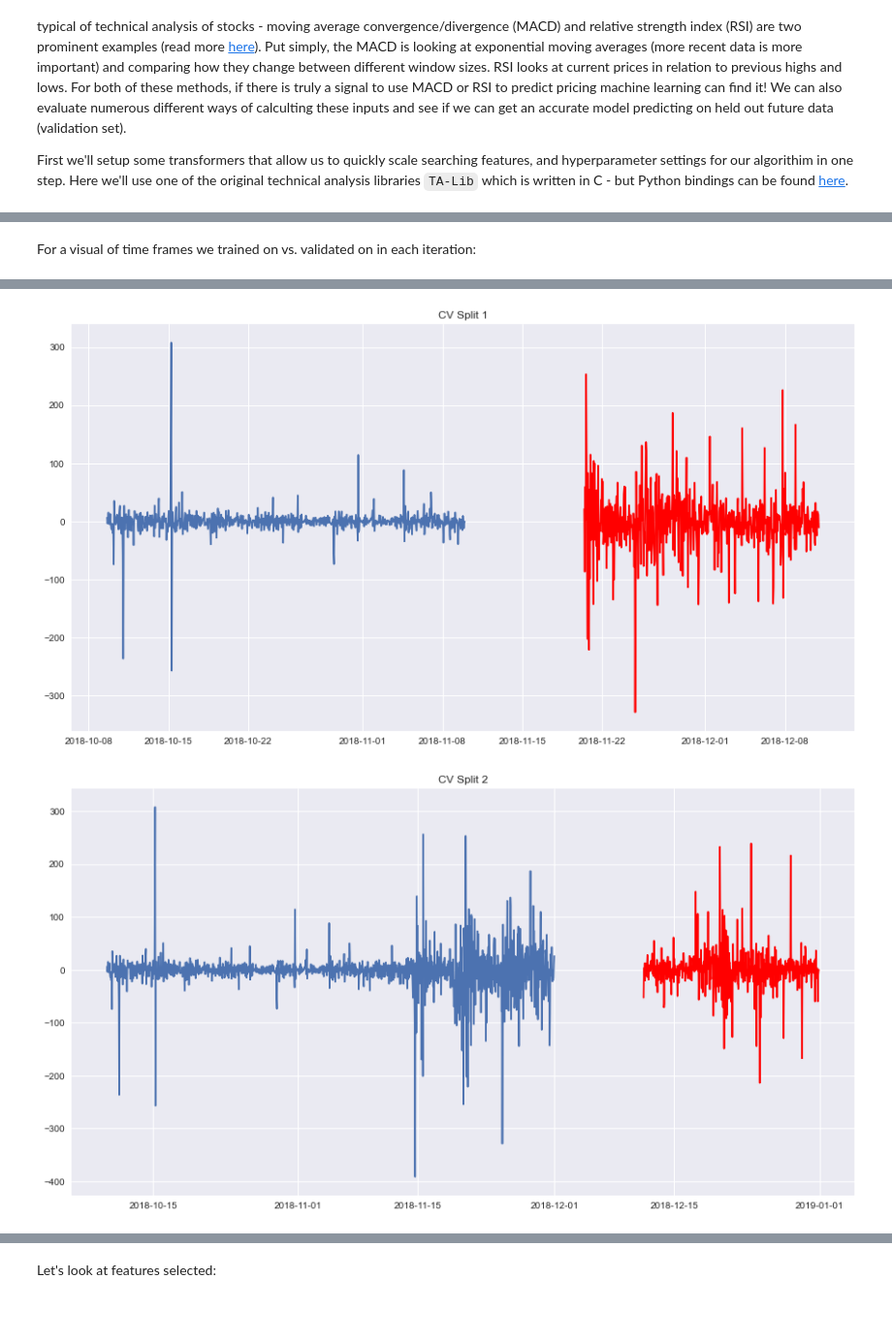
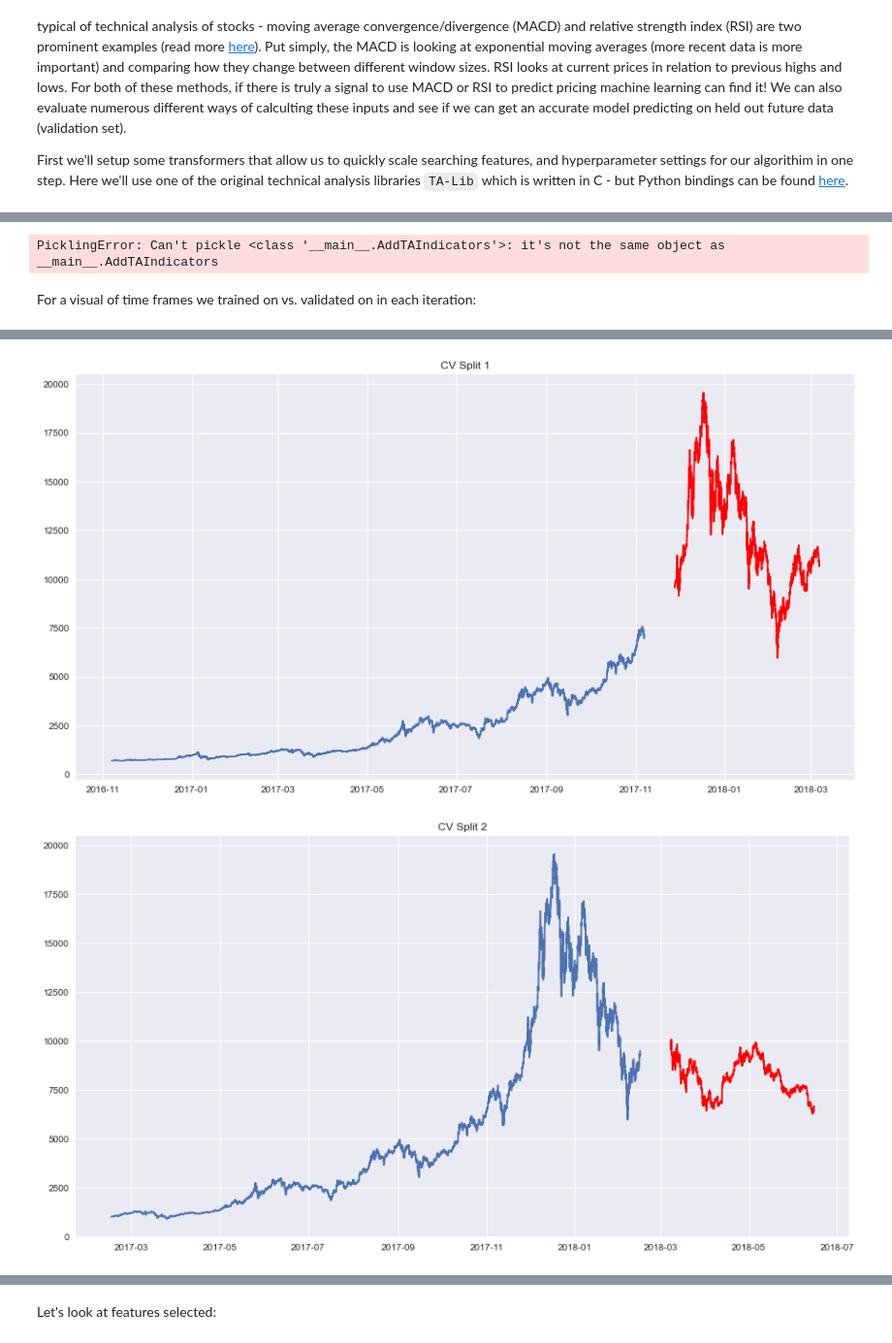
Before and after one commit to dbandrews/bitcoin-trading, a Jupyter notebook: pricing_analysis.ipynb, the cells around one changed output, grey strips where cells are left out. Shown at 97% size. Saved outputs shown, nothing was run; the diff lists cells and outputs as text; code cells hidden in the pictures; blank space fills up the shorter version.

Commit message:
TA Indicators built in. First searches run.

```diff
--- a/pricing_analysis.ipynb
+++ b/pricing_analysis.ipynb
@@ -450,13 +429,17 @@ train_df_hourly_delta.head()
 # %%
 from sklearn.base import BaseEstimator, TransformerMixin
+from joblib import dump
+import os
+from datetime import datetime
 
 # Get ta-lib python bindings, use binary from:
 # https://www.lfd.uci.edu/~gohlke/pythonlibs/
 # File: TA_Lib‑0.4.19‑cp38‑cp38‑win_amd64.whl
 # $ pip install TA_Lib‑0.4.19‑cp38‑cp38‑win_amd64.whl
+import talib
 from talib.abstract import *
 
-# Setup for the technical indicators
+# Setup for all the technical indicators functions
 all_indicators_dict = talib.get_function_groups()
 all_ta_indicators = [
     x
@@ -473,7 +456,7 @@ all_ta_indicators = [
 
 class AddTAIndicators(BaseEstimator, TransformerMixin):
 
-    def __init__(self, indicators = all_ta_indicators):
+    def __init__(self, indicators = all_ta_indicators, verbose=False):
         """
         Add technical indicators from `TA-Lib`. By default adds everything, requires
         X to have open, high, low, close, volume columns.
@@ -482,16 +465,34 @@ class AddTAIndicators(BaseEstimator, TransformerMixin):
         ----------
         indicators: list
             List of TA-Lib function names from talib.abstract to create as new columns in X
+        verbose: bool
+            Show warnings when a TALib feature calc fails?
         """
         self.indicators = indicators
+        self.verbose = verbose
 
     def fit(self, X, y=None):
         return self
 
     def transform(self, X, y=None):
         X_out = X.copy()
+
         for ind in self.indicators:
-            X_out[ind] = globals()[ind](X)
+            try:
+                indicator_metrics = globals()[ind](X)
+            except:
+                if self.verbose:
+                    print(f"{ind} computation failed")
+                else:
+                    pass
+
+            # Certain TA's return multiple columns that must be handled
+            if type(indicator_metrics) == pd.core.series.Series:
+                X_out[ind] = indicator_metrics
+            else:
+                for ind_metric in indicator_metrics.columns:
+                    X_out[f"{ind}_{ind_metric}"] = indicator_metrics[ind_metric]
+
 
         return X_out
 
@@ -512,7 +513,10 @@ class RemoveZeroCols(BaseEstimator, TransformerMixin):
         return X.loc[:, self.non_zero_cols]
 
 
-def snapshot_model(model, path):
+def snapshot_model(model,model_title, path):
+    """
+    Helper to save out sklearn Pipeline object to specified file path
+    """
     now = datetime.now()
     date_time = now.strftime("%Y_%m_%d_%H_%M_%S")
-    dump(model, os.path.join(path, f"{date_time}.joblib"))
+    dump(model, os.path.join(path, f"{date_time}_{model_title}.joblib"))
@@ -580,11 +579,17 @@ pd.DataFrame(results)
+# %%
+for mod in models:
+    snapshot_model(models[mod], model_title=mod,path="model_checkpoints/")
+# %% [output]
+PicklingError: Can't pickle <class '__main__.AddTAIndicators'>: it's not the same object as __main__.AddTAIndicators
 # %% [markdown]
 For a visual of time frames we trained on vs. validated on in each iteration:
 # %%
 split = 0
-for train_ix, test_ix in splitter.split(x_target['delta_close'], y_target, groups):
+for train_ix, test_ix in splitter.split(x_target, y_target, groups):
     fig,ax=plt.subplots()
-    ax.plot(x_target.loc[train_ix,'timestamp'],x_target.loc[train_ix,'delta_close'])
-    ax.plot(x_target.loc[test_ix,'timestamp'],x_target.loc[test_ix,'delta_close'], c='red')
+    x_plot = x_target.reset_index()
+    ax.plot(x_plot.loc[train_ix,'timestamp'],x_plot.loc[train_ix,'close'])
+    ax.plot(x_plot.loc[test_ix,'timestamp'],x_plot.loc[test_ix,'close'], c='red')
     ax.set_title(f"CV Split {split}")
     split += 1
 # %% [output]
@@ -592,2 +597,2 @@ for train_ix, test_ix in splitter.split(x_target['delta_close'], y_target, group
-[figure, old version]
+[figure, new version]
-[figure, old version]
+[figure, new version]
```
Also changed, not shown: parts of 13 cells of this notebook.
